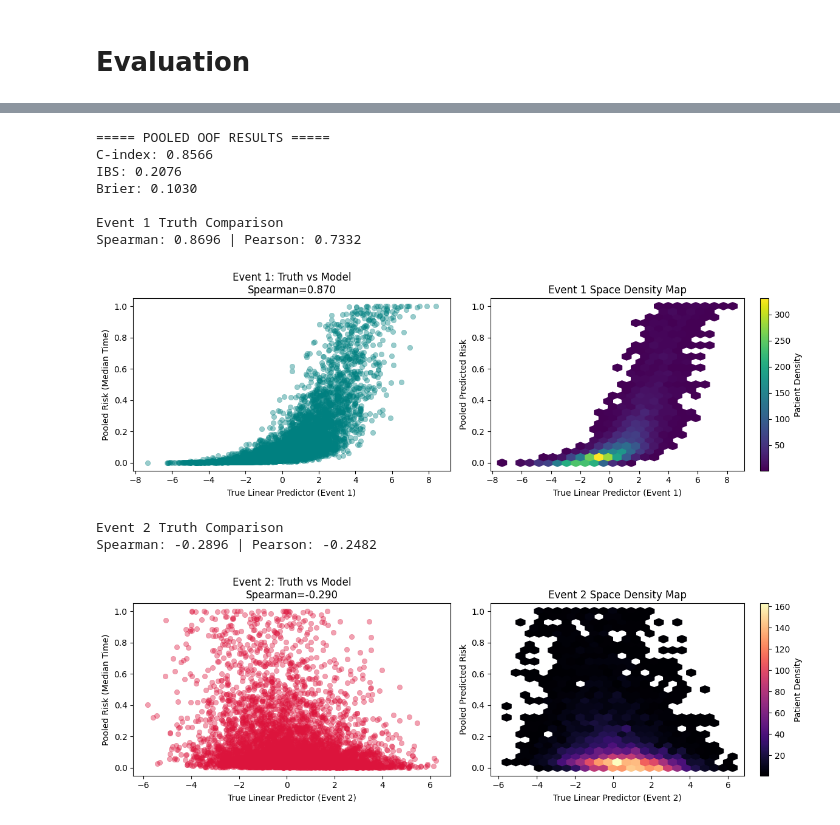
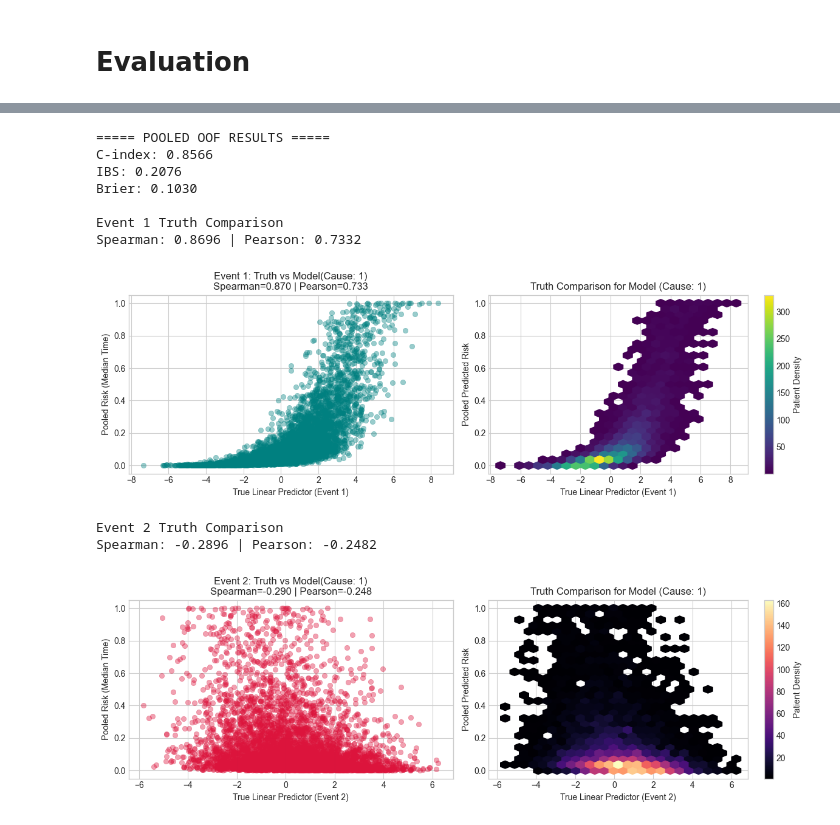
Before and after one commit to MichaelFalk1/Fine-Gray-CRISP-NAM-Survival-Analysis-Using-Risk-Set-Sampling, a Jupyter notebook: Models/main.ipynb, the cells around one changed output, grey strips where cells are left out. Saved outputs shown, nothing was run; the diff lists cells and outputs as text; code cells hidden in the pictures.

Commit message:
chore: fixed images and metrics

```diff
--- a/Models/main.ipynb
+++ b/Models/main.ipynb
@@ -826,6 +1103,9 @@ def evaluate_and_compare_truth(
     # Define common evaluation grid
     common_grid = np.percentile(full_times, np.linspace(5, 99, 100))
     pooled = np.full((len(common_grid), n), np.nan)
+
+    file_path = Path(f"../Results/FullRisk/Metrics")
+    file_path.parent.mkdir(parents=True, exist_ok=True)
 
     # ---------------------------------------------------------
     # 2. Insert and Interpolate Fold Predictions
@@ -896,13 +1176,22 @@ def evaluate_and_compare_truth(
     print(f"IBS: {ibs_score:.4f}")
     print(f"Brier: {normal_brier_score:.4f}")
 
+
+    df_metrics = pd.DataFrame({
+        "pooled_c_index": [c_index],
+        "pooled_ibs": [ibs_score],
+        "pooled_brier": [normal_brier_score]
+    })
+
+    df_metrics.to_csv(f"{file_path}/pooled_oof_metrics_cause_{cause}.csv", index=False)
+
     # ---------------------------------------------------------
     # 4. Truth Comparison and Visualization
     # ---------------------------------------------------------
     median_idx = len(eval_grid) // 2
     pred_risk_at_median = 1.0 - pooled[median_idx, :]
 
-    def plot_truth_comparison(true_lp, label, color, cmap, plot_title):
+    def plot_truth_comparison(true_lp, label, color, cmap, plot_title, cause):
         true_lp = np.asarray(true_lp)
         s, _ = spearmanr(true_lp, pred_risk_at_median)
         p, _ = pearsonr(true_lp, pred_risk_at_median)
@@ -919,7 +1208,7 @@ def evaluate_and_compare_truth(
         )
         axes[0].set(xlabel=f"True Linear Predictor ({label})",
                     ylabel="Pooled Risk (Median Time)",
-                    title=f"{label}: Truth vs Model\nSpearman={s:.3f}")
+                    title=f"{label}: Truth vs Model(Cause: {cause})\nSpearman={s:.3f} | Pearson={p:.3f}")
 
         # Hexbin
         hb = axes[1].hexbin(
@@ -932,37 +1221,46 @@ def evaluate_and_compare_truth(
                     title=f"{label} Space Density Map")
 
         plt.tight_layout()
+        plt.title(f"Truth Comparison for Model (Cause: {cause})")
+        plt.savefig(f"{file_path}/truth_comparison_{label.replace(' ', '_')}_cause_{cause}.png", dpi=300, bbox_inches="tight")
         plt.show()
 
     if true_lp_1 is not None:
-        plot_truth_comparison(true_lp_1, "Event 1", 'teal', 'viridis', "Event 1")
+        plot_truth_comparison(true_lp_1, "Event 1", 'teal', 'viridis', "Event 1", cause)
 
     if true_lp_2 is not None:
-        plot_truth_comparison(true_lp_2, "Event 2", 'crimson', 'magma', "Event 2")
+        plot_truth_comparison(true_lp_2, "Event 2", 'crimson', 'magma', "Event 2",cause)
+
+
+    df_metrics = pd.DataFrame({
+        "pearsons": [pearsonr(true_lp_1, pred_risk_at_median)[0] if true_lp_1 is not None else np.nan],
+        "spearman": [spearmanr(true_lp_1, pred_risk_at_median)[0] if true_lp_1 is not None else np.nan]
+    })
+    df_metrics.to_csv(f"{file_path}/truth_comparison_metrics_cause_{cause}.csv", index=False)
 
     return c_index, ibs_score, normal_brier_score
 # %%
 c_index, ibs_score, normal_brier_score = evaluate_and_compare_truth(
     all_test_predictions=all_test_predictions,
     all_test_indices=all_test_indices,
     all_true_times=all_true_times,
     all_true_events=all_true_events,
     true_lp_1=df["true_lp_event1"].values,
     true_lp_2=df["true_lp_event2"].values,
-    cause=1
+    cause=model_cause # we do this so we do not forget to set the cause when evaluating the model as we do that the model
 )
 # %% [output]
 ===== POOLED OOF RESULTS =====
 C-index: 0.8566
 IBS: 0.2076
 Brier: 0.1030
 
 Event 1 Truth Comparison
 Spearman: 0.8696 | Pearson: 0.7332
-[figure, old version]
+[figure, new version]
 Event 2 Truth Comparison
 Spearman: -0.2896 | Pearson: -0.2482
-[figure, old version]
+[figure, new version]
 # %%
 
 
```
Also changed, not shown: parts of 22 cells of this notebook, 32 other files.
